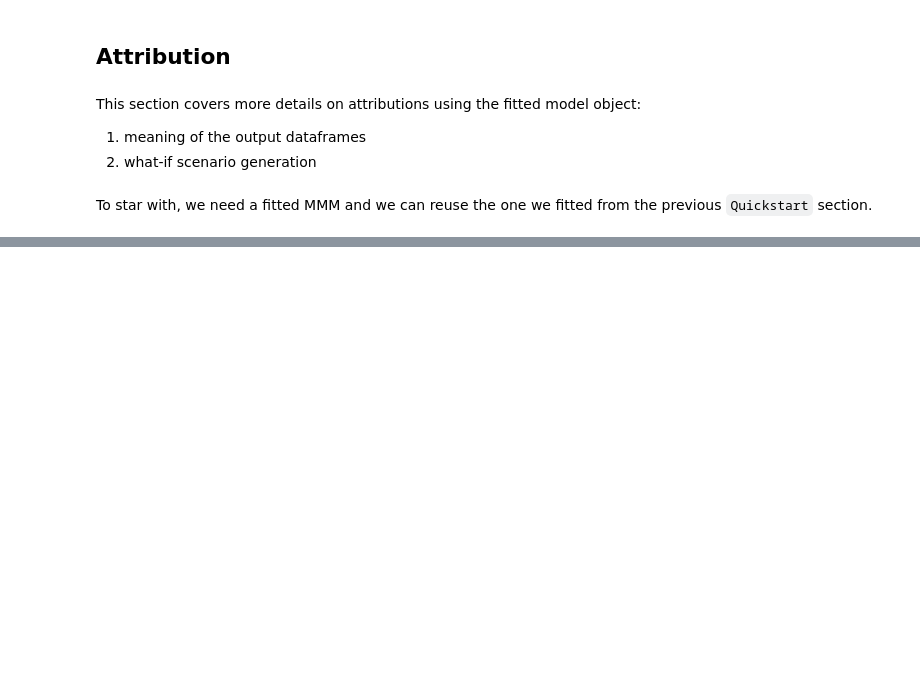
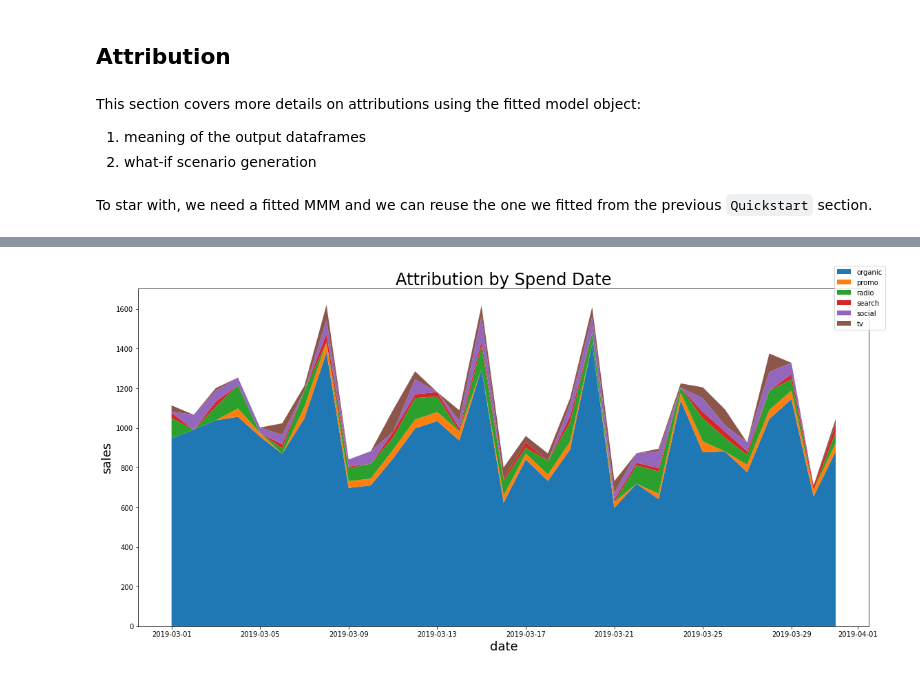
Before and after one commit to edwinnglabs/karpiu, a Jupyter notebook: docs/examples/attribution.ipynb, the cells around one changed output, grey strips where cells are left out. Cells and saved outputs as stored; diff of their text form; code cells hidden in the pictures; blank space fills up the shorter version.

```diff
--- a/docs/examples/attribution.ipynb
+++ b/docs/examples/attribution.ipynb
@@ -70,0 +68,14 @@ from karpiu.explainability import Attributor
+# %%
+fig, ax = plt.subplots(1, 1, figsize=(16, 8))
+ax.stackplot(
+    spend_attr_df['date'].values,
+    spend_attr_df[channels].values.transpose(),
+    labels=channels
+)
+ax.set_title("Attribution by Spend Date", fontdict={'fontsize': 24})
+ax.set_xlabel("date", fontdict={'fontsize': 18})
+ax.set_ylabel("sales", fontdict={'fontsize': 18})
+fig.legend()
+fig.tight_layout()
+# %% [output]
+[figure, added]
```
Also changed, not shown: parts of 25 cells of this notebook.
